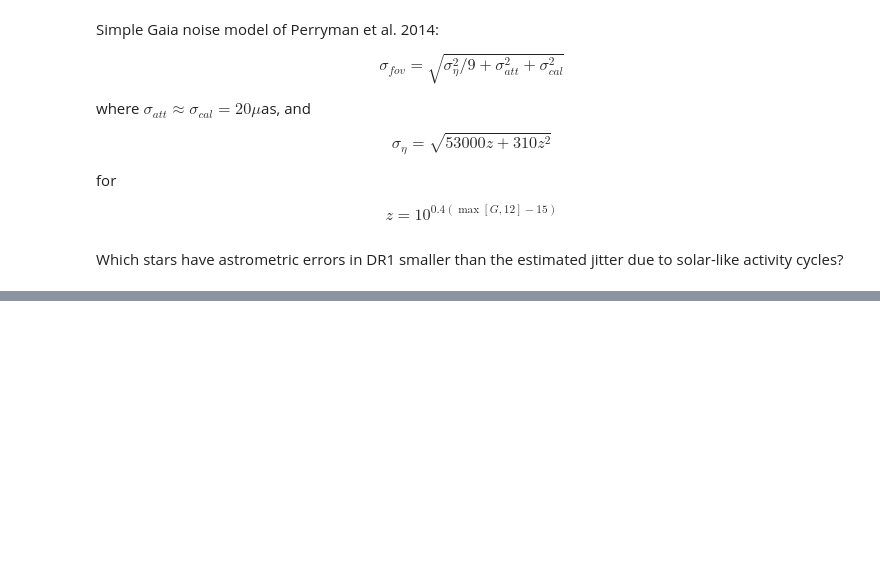
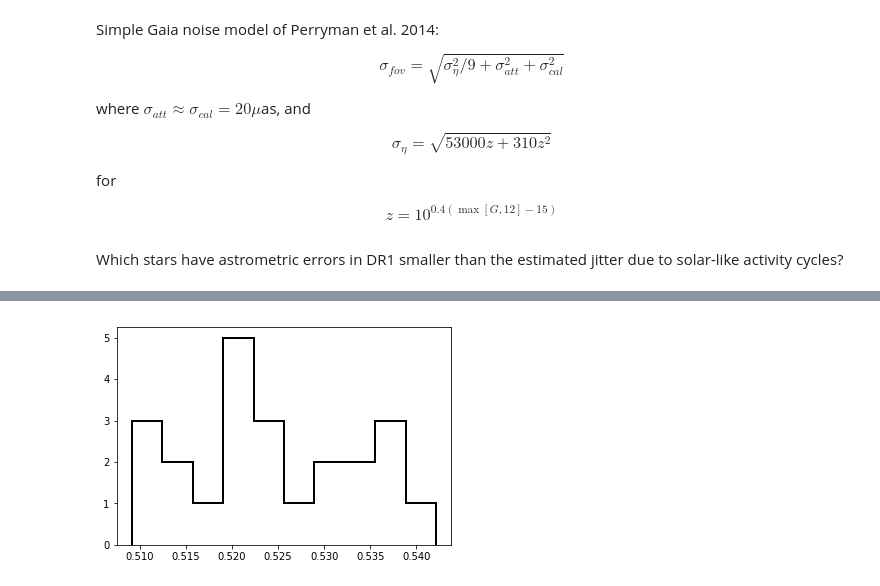
Before and after one commit to bmorris3/mrspoc, a Jupyter notebook: sunspots.ipynb, the cells around one changed output, grey strips where cells are left out. Drawn from its saved outputs; the diff is of its cells as text; code cells hidden in the pictures; blank space fills up the shorter version.

```diff
--- a/sunspots.ipynb
+++ b/sunspots.ipynb
@@ -326,0 +343,33 @@ sorted(jitter_amplitude/astrometric_uncertainty)[-2:]
+# %%
+from scipy.stats import anderson_ksamp, ks_2samp
+from astropy.utils.console import ProgressBar
+
+n_realizations = 1000
+
+anderson_matrix = np.zeros((len(snr_gtr20), n_realizations))
+ks_matrix = np.zeros((len(snr_gtr20), n_realizations))
+
+with ProgressBar(n_realizations, ipython_widget=True) as bar:
+    for i in range(n_realizations):
+        # Observe the star N_fov times at minimum
+        activity_minimum = [np.random.normal(loc=0, scale=sigma_fov, size=N_fov)
+                             for sigma_fov, N_fov in
+                             zip(snr_gtr20['sigma_fov'].to(u.uarcsec).value,
+                                 snr_gtr20['N_fov'])]
+
+        # Observe the star N_fov times at maximum
+        activity_maximum = [np.random.normal(loc=0, scale=np.sqrt(sigma_fov**2 + sigma_jitter**2), size=N_fov)
+                            for sigma_fov, sigma_jitter, N_fov in
+                            zip(snr_gtr20['sigma_fov'].to(u.uarcsec).value,
+                                snr_gtr20['sigma_jitter'],
+                                snr_gtr20['N_fov'])]
+
+        # Compute the significance between position distributions activity minimum and maximum
+        anderson = np.array([anderson_ksamp([minimum, maximum]).significance_level
+                             for minimum, maximum in zip(activity_minimum, activity_maximum)])
+        ks = np.array([ks_2samp(minimum, maximum).pvalue
+                       for minimum, maximum in zip(activity_minimum, activity_maximum)])
+
+        anderson_matrix[:, i] = anderson
+        ks_matrix[:, i] = ks
+        bar.update()
@@ -326,0 +402,5 @@ sorted(jitter_amplitude/astrometric_uncertainty)[-2:]
+# %%
+plt.hist(ks_matrix.mean(1), bins=10, histtype='step',
+        color='k', lw=2, label='Kolmogorov-Smirnov');
+# %% [output]
+[figure, added]
```
Also changed, not shown: parts of 11 cells of this notebook, 2 other files.
